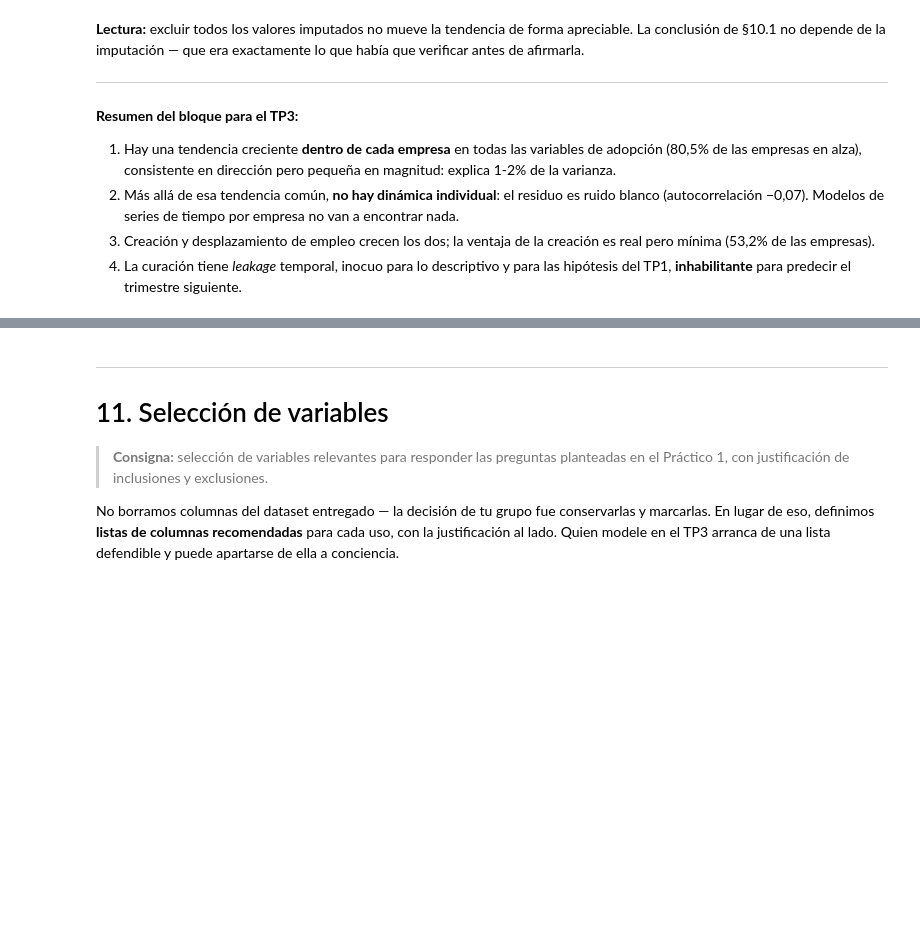
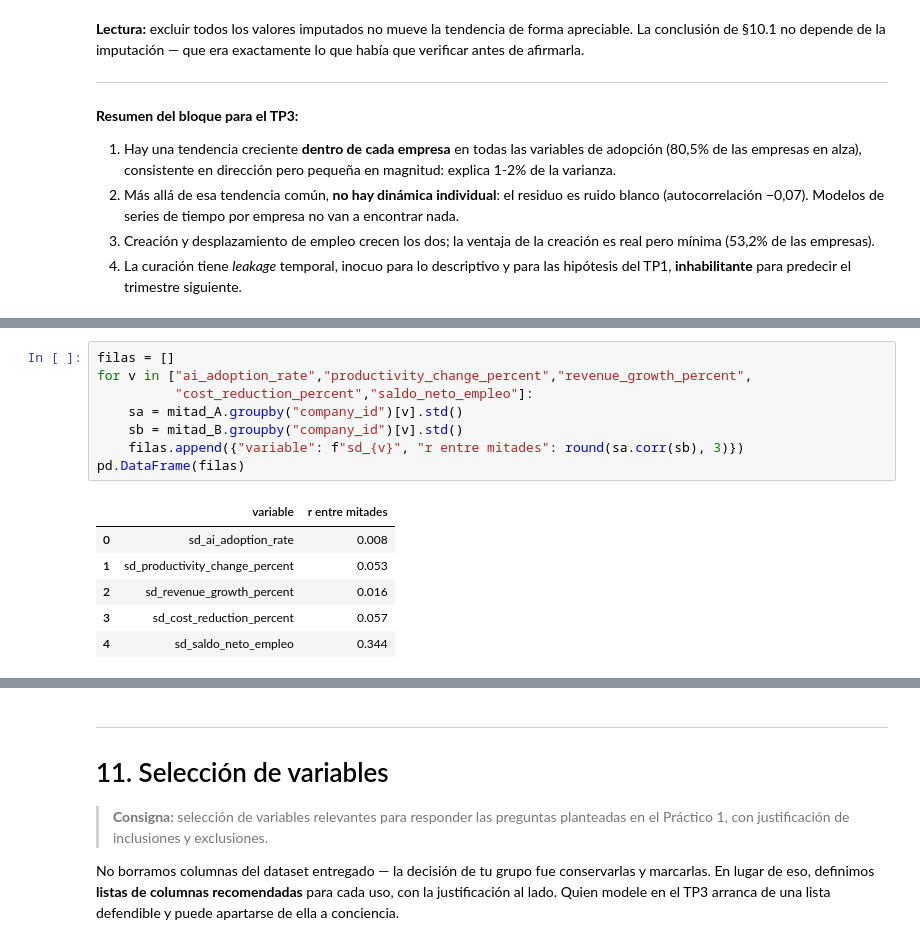
Before and after one commit to Franncippi/Proyecto-mentoria-M09, a Jupyter notebook: notebooks/02b_curacion_alternativa_y_temporal.ipynb, the cells around one changed output, grey strips where cells are left out. Saved outputs shown, nothing was run; the diff lists cells and outputs as text; blank space fills up the shorter version.

```diff
--- a/notebooks/02b_curacion_alternativa_y_temporal.ipynb
+++ b/notebooks/02b_curacion_alternativa_y_temporal.ipynb
@@ -2460,0 +2534,15 @@ diferencia maxima absoluta: 0.095 puntos porcentuales
+# %%
+filas = []
+for v in ["ai_adoption_rate","productivity_change_percent","revenue_growth_percent",
+          "cost_reduction_percent","saldo_neto_empleo"]:
+    sa = mitad_A.groupby("company_id")[v].std()
+    sb = mitad_B.groupby("company_id")[v].std()
+    filas.append({"variable": f"sd_{v}", "r entre mitades": round(sa.corr(sb), 3)})
+pd.DataFrame(filas)
+# %% [output]
+|  | variable | r entre mitades |
+| 0 | sd_ai_adoption_rate | 0.008 |
+| 1 | sd_productivity_change_percent | 0.053 |
+| 2 | sd_revenue_growth_percent | 0.016 |
+| 3 | sd_cost_reduction_percent | 0.057 |
+| 4 | sd_saldo_neto_empleo | 0.344 |
```
Also changed, not shown: parts of 13 cells of this notebook, 1 other file.
